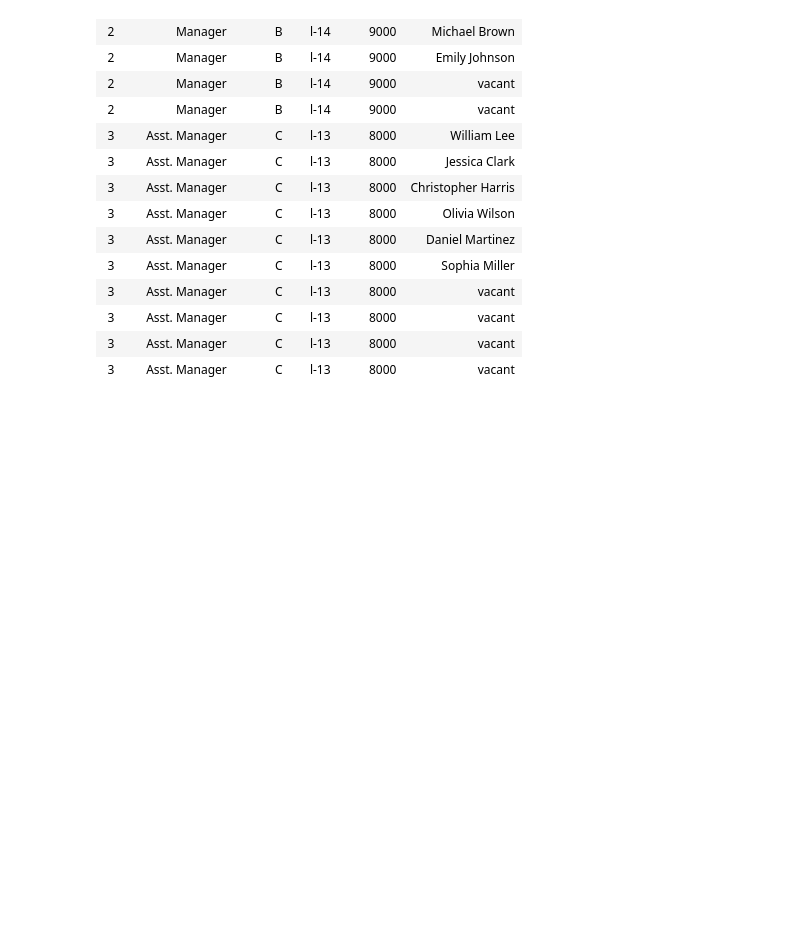
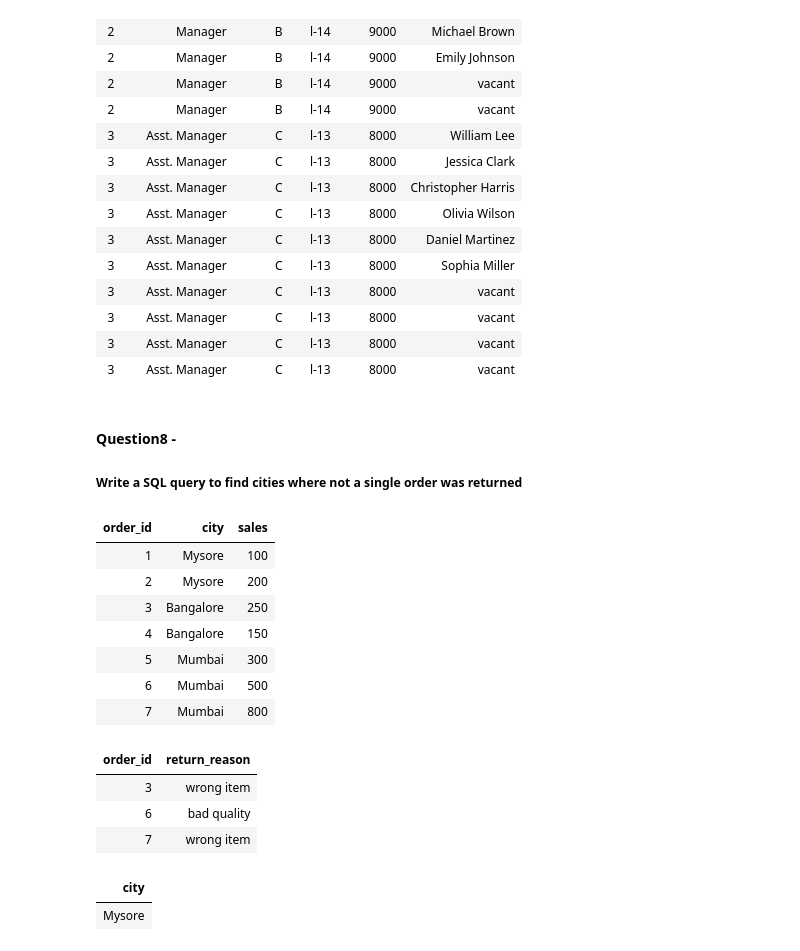
Before and after one commit to Rupam-1/SQL-Pyspark-practise_youtube, a Jupyter notebook: 06. SQL - Part4.ipynb, the cells around one changed output. Saved outputs shown, nothing was run; the diff lists cells and outputs as text; code cells hidden in the pictures; blank space fills up the shorter version.

```diff
--- a/06. SQL - Part4.ipynb
+++ b/06. SQL - Part4.ipynb
@@ -651,3 +651,66 @@ order by cte.id;
 | 3 | Asst. Manager | C | l-13 | 8000 | vacant |
 | 3 | Asst. Manager | C | l-13 | 8000 | vacant |
 | 3 | Asst. Manager | C | l-13 | 8000 | vacant |
+# %% [markdown]
+#### Question8 -
+##### Write a SQL query to find cities where not a single order was returned
+# %%
+%sql
+drop table if exists namaste_orders;
+drop table if exists namaste_returns;
+
+create table namaste_orders
+(
+    order_id int,
+    city varchar(10),
+    sales int
+);
+
+create table namaste_returns
+(
+    order_id int,
+    return_reason varchar(20)
+);
+
+insert into namaste_orders values
+(1, 'Mysore' , 100), (2, 'Mysore' , 200), (3, 'Bangalore' , 250), (4, 'Bangalore' , 150), (5, 'Mumbai' , 300), (6, 'Mumbai' , 500), (7, 'Mumbai' , 800);
+
+insert into namaste_returns values
+(3,'wrong item'),(6,'bad quality'),(7,'wrong item');
+
+select * from namaste_orders;
+# %% [output]
+| order_id | city | sales |
+| 1 | Mysore | 100 |
+| 2 | Mysore | 200 |
+| 3 | Bangalore | 250 |
+| 4 | Bangalore | 150 |
+| 5 | Mumbai | 300 |
+| 6 | Mumbai | 500 |
+| 7 | Mumbai | 800 |
+# %%
+%sql
+select * from namaste_returns;
+# %% [output]
+| order_id | return_reason |
+| 3 | wrong item |
+| 6 | bad quality |
+| 7 | wrong item |
+# %%
+%sql
+------------------------------   Using join + group  -------------------------------
+-- select o.city, count(r.order_id) as count from namaste_orders as o
+-- left join namaste_returns as r
+-- on o.order_id = r.order_id
+-- group by o.city
+-- having count = 0;
+
+------------------------------  Using Sub-Query  -----------------------------------
+select distinct city from namaste_orders where city not in (
+    select distinct city from namaste_orders where order_id in (
+        select order_id from namaste_returns
+    )
+);
+# %% [output]
+| city |
+| Mysore |
```
Also changed, not shown: 1 other file.
